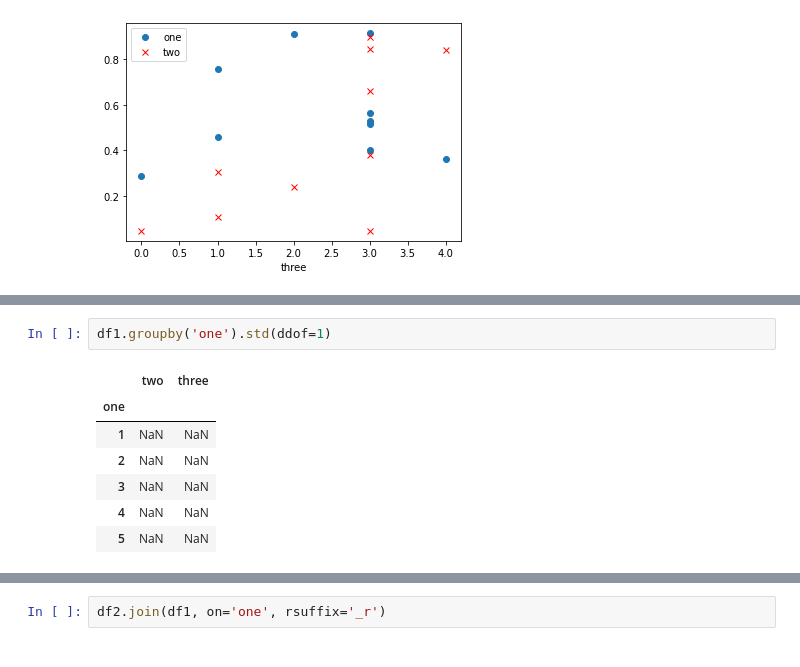
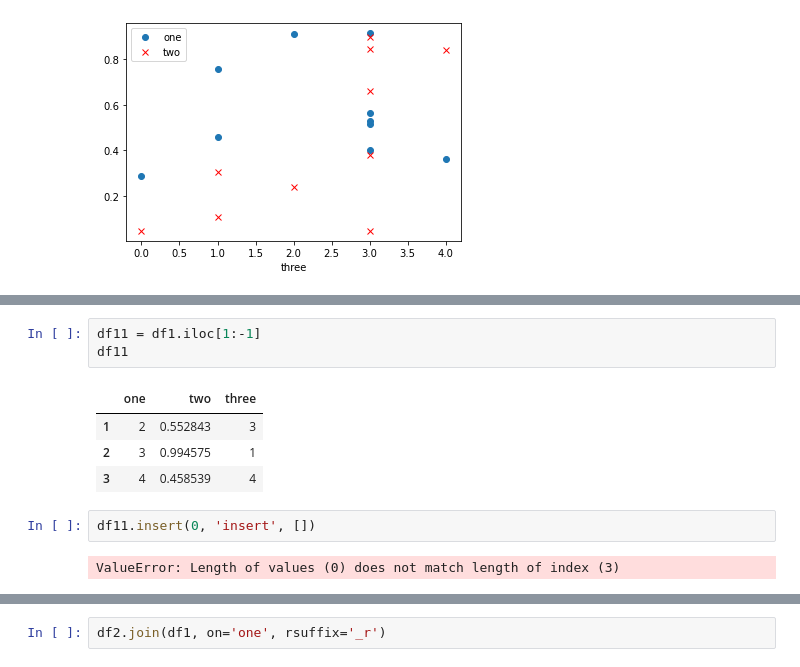
Before and after one commit to insommer/AnalysisCode, a Jupyter notebook: Coding Test/Coding Test.ipynb, the cells around one changed output, grey strips where cells are left out. Saved outputs shown, nothing was run; the diff lists cells and outputs as text.

```diff
--- a/Coding Test/Coding Test.ipynb
+++ b/Coding Test/Coding Test.ipynb
@@ -2267,10 +2310,12 @@ df1
 # %%
-df1.groupby('one').std(ddof=1)
+df11 = df1.iloc[1:-1]
+df11
 # %% [output]
-|  | two | three |
-| one |  |  |
-| 1 | NaN | NaN |
-| 2 | NaN | NaN |
-| 3 | NaN | NaN |
-| 4 | NaN | NaN |
-| 5 | NaN | NaN |
+|  | one | two | three |
+| 1 | 2 | 0.552843 | 3 |
+| 2 | 3 | 0.994575 | 1 |
+| 3 | 4 | 0.458539 | 4 |
+# %%
+df11.insert(0, 'insert', [])
+# %% [output]
+ValueError: Length of values (0) does not match length of index (3)
```
Also changed, not shown: parts of 34 cells of this notebook, 3 other files.
